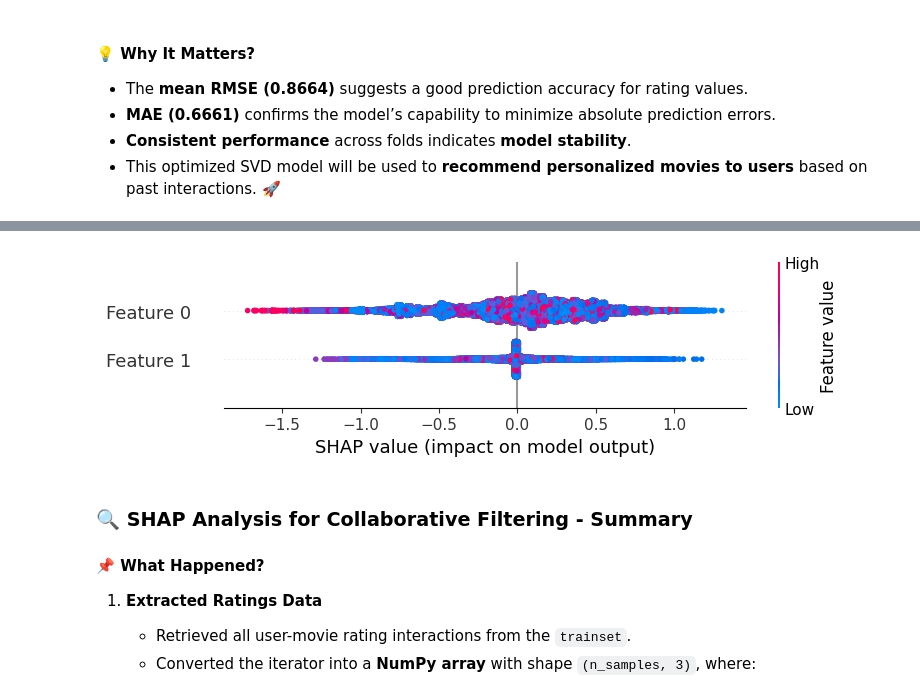
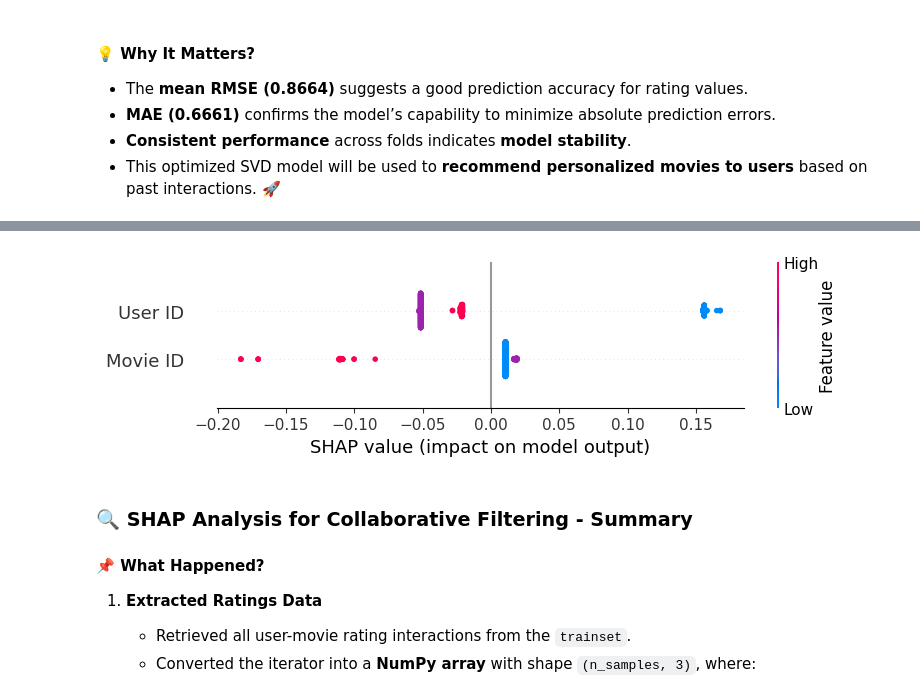
Before and after one commit to Otim135/Phase_4_Project, a Jupyter notebook: Recommendation_systems.ipynb, the cells around one changed output, grey strips where cells are left out. Saved outputs shown, nothing was run; the diff lists cells and outputs as text; code cells hidden in the pictures.

Commit message:
Enhanced Recommendation System with SVD, KNN & SHAP Explainability

```diff
--- a/Recommendation_systems.ipynb
+++ b/Recommendation_systems.ipynb
@@ -210,51 +256,34 @@ Test time         0.27    0.46    0.28    0.27    0.27    0.31    0.07
 # %%
-import shap
-import numpy as np
-import pandas as pd
-
-# Prepare Surprise dataset
-reader = Reader(rating_scale=(1, 5))
-data = Dataset.load_from_df(ratings[['userId', 'movieId', 'rating']], reader)
-
-# Split into train and test set
-from surprise.model_selection import train_test_split
-trainset, testset = train_test_split(data, test_size=0.2)
-
-# Train SVD model
-best_svd = SVD()
-best_svd.fit(trainset)
-
-# Extract ratings after defining trainset
-ratings_list = list(trainset.all_ratings())  # Now it will work!
-ratings_array = np.array(ratings_list)
-
 
 # Extract ratings into a structured format
 ratings_list = list(trainset.all_ratings())  # Convert iterator to list
 ratings_array = np.array(ratings_list)  # Convert list to NumPy array
 
 # Ensure ratings_array has the expected shape (n_samples, 3)
 if ratings_array.ndim == 2 and ratings_array.shape[1] == 3:
-    # Extract user and item IDs as input features
-    X = ratings_array[:, :-1]  # Extract (user, item) pairs
-    y = ratings_array[:, -1]   # Extract ratings
+    # Convert Surprise's internal user and item IDs back to original IDs
+    X = np.array([(trainset.to_raw_uid(int(uid)), trainset.to_raw_iid(int(iid))) for uid, iid in ratings_array[:, :-1]])
 
     # Define a prediction function that SHAP can interpret
     def svd_predict(X):
         return np.array([best_svd.predict(int(uid), int(iid)).est for uid, iid in X])
 
+    # Sample 500 user-item pairs to speed up SHAP computation
+    X_sample = X[np.random.choice(X.shape[0], 500, replace=False)] if X.shape[0] > 500 else X
+
     # Create the SHAP explainer
-    explainer = shap.Explainer(svd_predict, X)
+    explainer = shap.Explainer(svd_predict, X_sample)
 
     # Compute SHAP values
-    shap_values = explainer(X)
+    shap_values = explainer(X_sample)
 
     # Plot summary
-    shap.summary_plot(shap_values)
-else:
-    print("Error: ratings_array does not have the expected shape (n, 3).")
+    shap.summary_plot(shap_values, features=X_sample, feature_names=["User ID", "Movie ID"])
+
+    # Visualize SHAP impact for a single prediction
+    shap.force_plot(shap_values.base_values[0], shap_values.values[0], X_sample[0])
 # %% [output]
-[figure, old version]
+[figure, new version]
 # %% [markdown]
 ### **🔍 SHAP Analysis for Collaborative Filtering - Summary**
 
```
Also changed, not shown: parts of 2 cells of this notebook.
